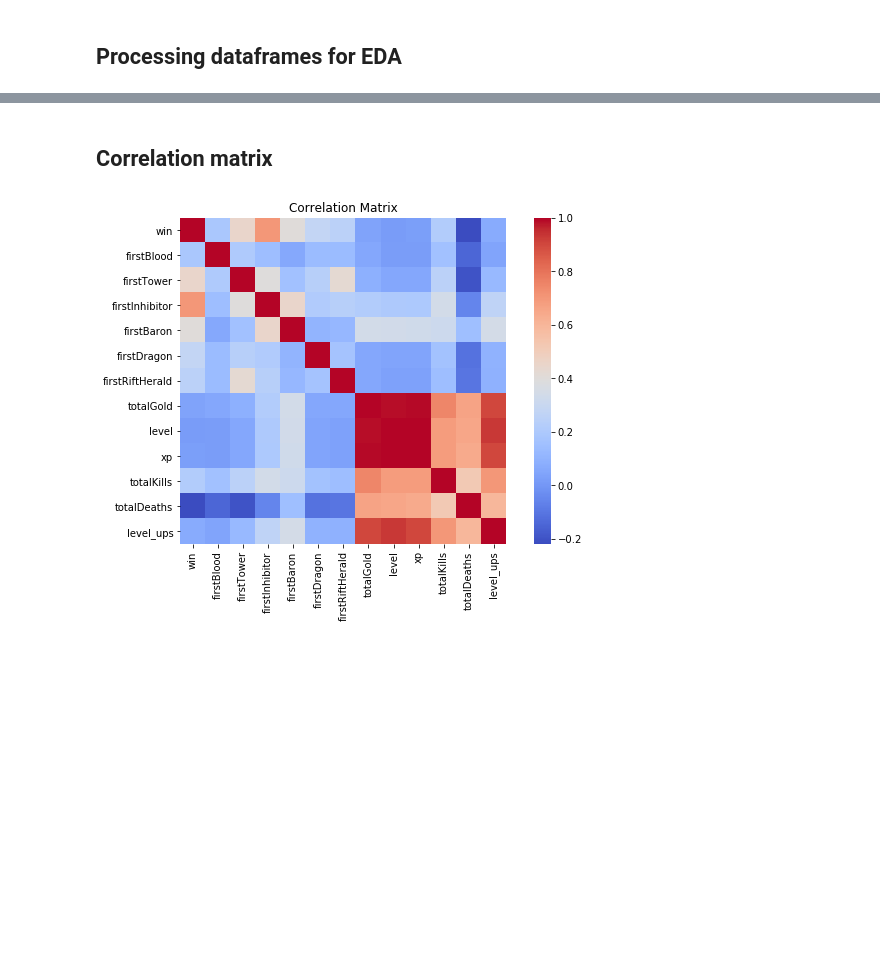
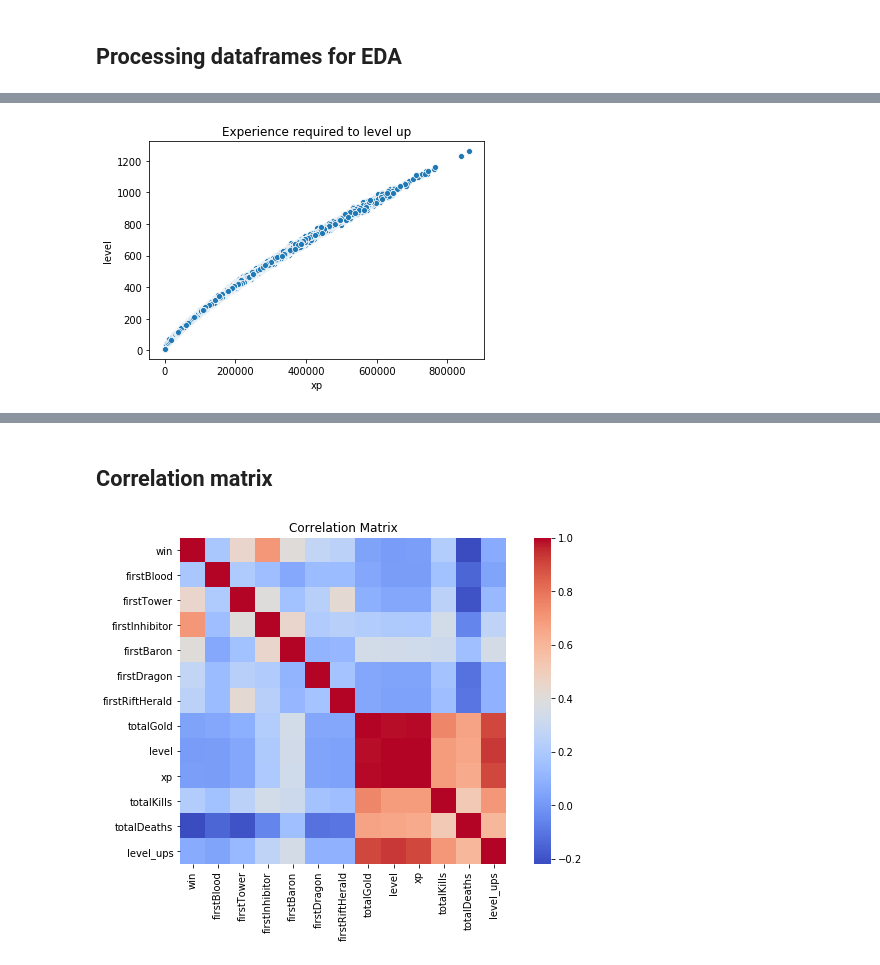
Before and after one commit to anotherjonlee/MLoL, a Jupyter notebook: notebooks/EDA.ipynb, the cells around one changed output, grey strips where cells are left out. Cells and saved outputs as stored; diff of their text form; code cells hidden in the pictures; blank space fills up the shorter version.

```diff
--- a/notebooks/EDA.ipynb
+++ b/notebooks/EDA.ipynb
@@ -42,0 +45,8 @@ plt.show()
+# %%
+fig,ax = plt.subplots()
+sns.scatterplot(x='xp',y='level',data=df_eda,ax=ax)
+
+ax.set_title('Experience required to level up')
+plt.show()
+# %% [output]
+[figure, added]
```
Also changed, not shown: parts of 7 cells of this notebook, 11 other files.
